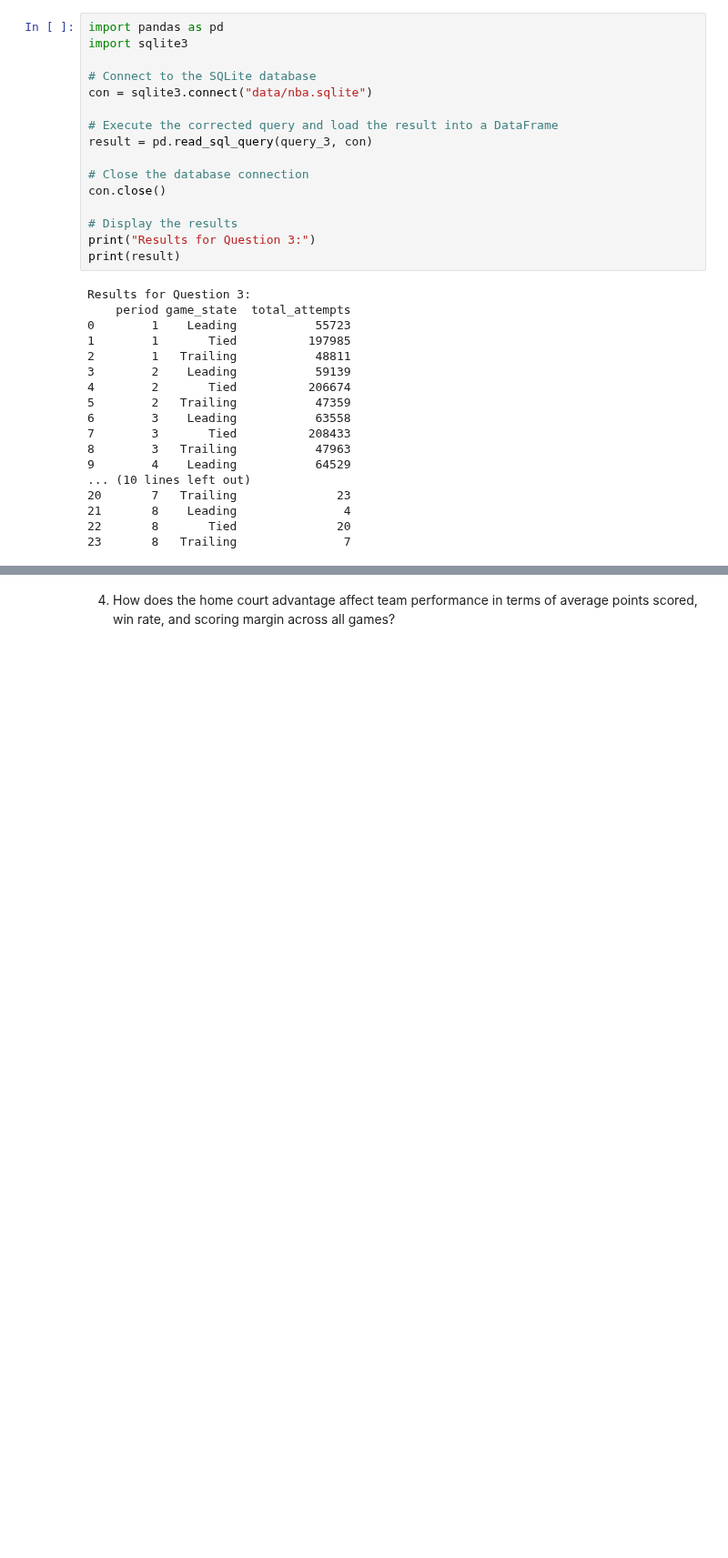
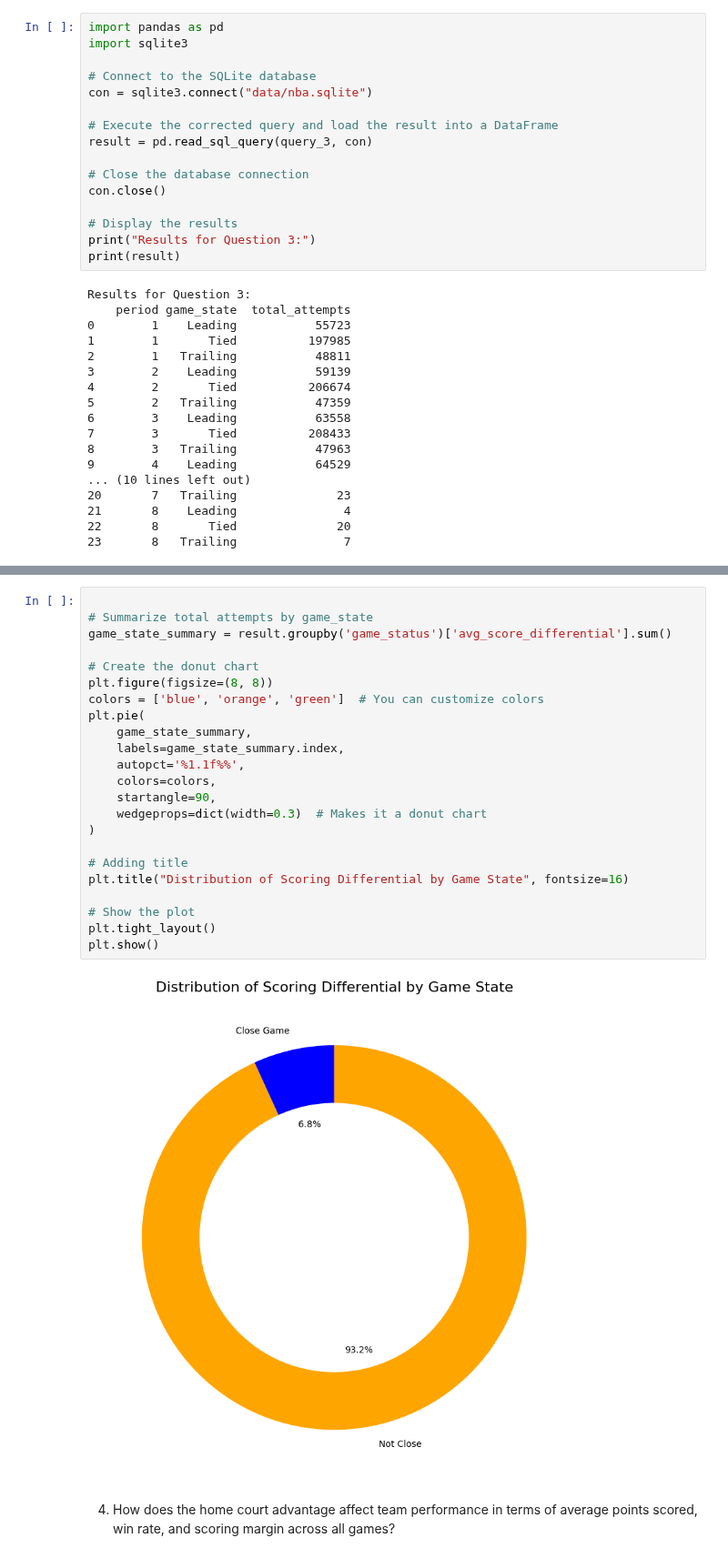
Before and after one commit to thezachdrake/UMD-INST627-Fall2024, a Jupyter notebook: nadvi_testing.ipynb, the cells around one changed output, grey strips where cells are left out. Shown at 91% size. Drawn from its saved outputs; the diff is of its cells as text; blank space fills up the shorter version.

```diff
--- a/nadvi_testing.ipynb
+++ b/nadvi_testing.ipynb
@@ -470,3 +590,28 @@ Results for Question 3:
+# %%
+
+# Summarize total attempts by game_state
+game_state_summary = result.groupby('game_status')['avg_score_differential'].sum()
+
+# Create the donut chart
+plt.figure(figsize=(8, 8))
+colors = ['blue', 'orange', 'green']  # You can customize colors
+plt.pie(
+    game_state_summary,
+    labels=game_state_summary.index,
+    autopct='%1.1f%%',
+    colors=colors,
+    startangle=90,
+    wedgeprops=dict(width=0.3)  # Makes it a donut chart
+)
+
+# Adding title
+plt.title("Distribution of Scoring Differential by Game State", fontsize=16)
+
+# Show the plot
+plt.tight_layout()
+plt.show()
+# %% [output]
+[figure, added]
 # %% [markdown]
 4. How does the home court advantage affect team performance in terms of average points scored, win rate, and scoring margin across all games?
 # %%
```
Also changed, not shown: parts of 20 cells of this notebook.
